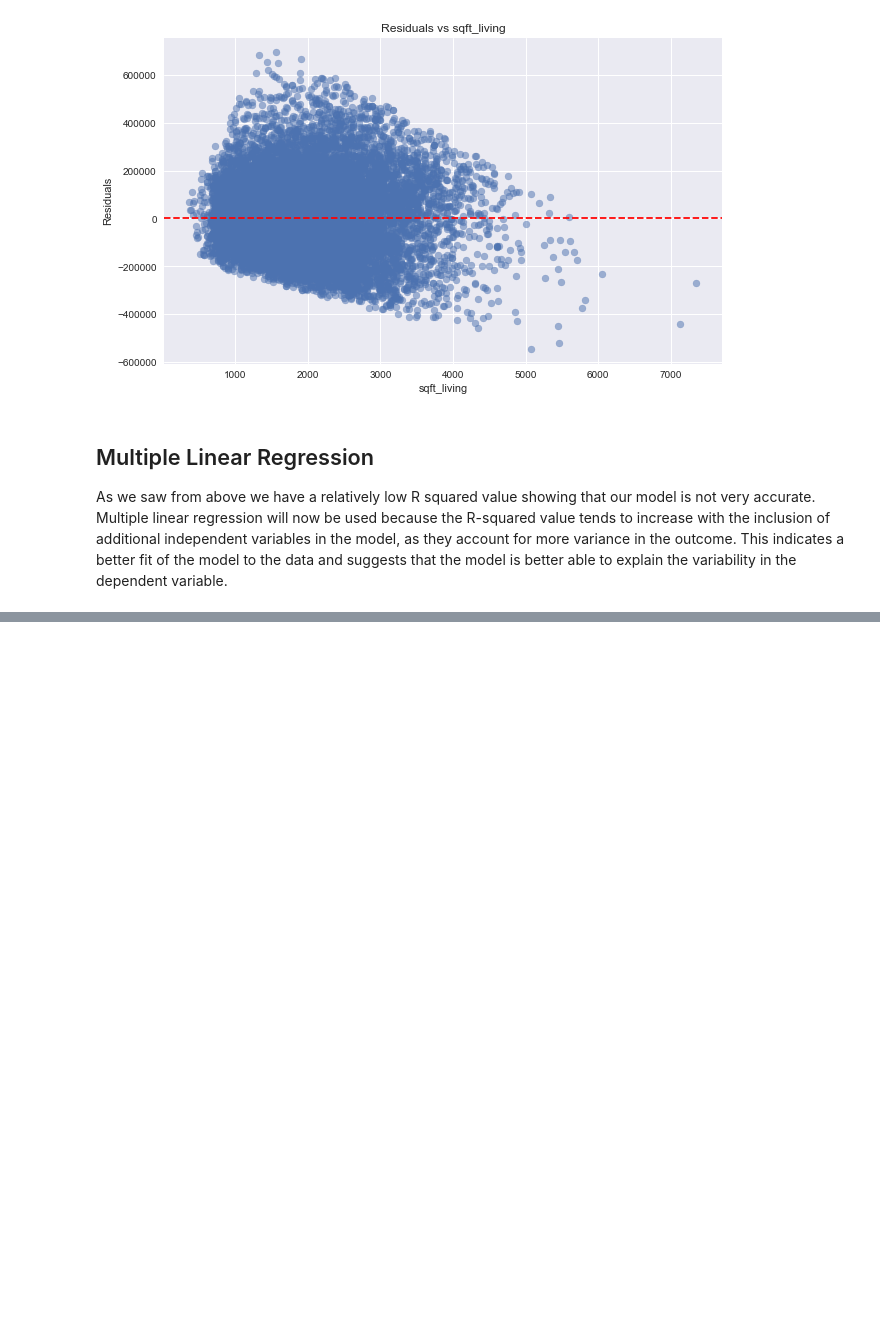
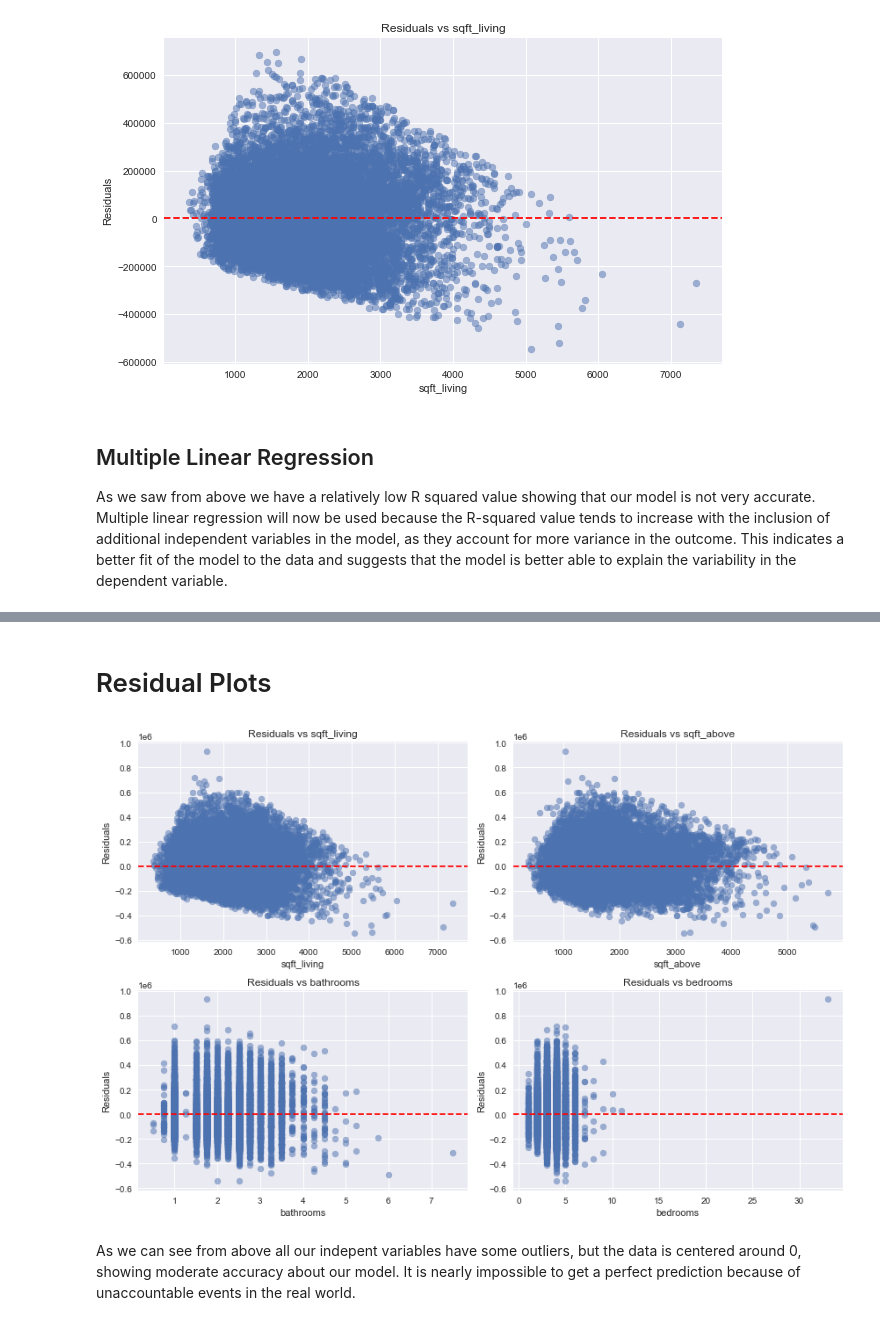
Before and after one commit to whareverr/dsc-phase-2-project-v2-3, a Jupyter notebook: student.ipynb, the cells around one changed output, grey strips where cells are left out. Cells and saved outputs as stored; diff of their text form; code cells hidden in the pictures; blank space fills up the shorter version.

Commit message:
Modigying models

```diff
--- a/student.ipynb
+++ b/student.ipynb
@@ -607,0 +644,12 @@ As we saw from above we have a relatively low R squared value showing that our m
+# %%
+
+X = df_dummies[['sqft_living', 'sqft_above', 'bathrooms', 'bedrooms']]
+
+X_ml1 = sm.add_constant(X)
+
+y_ml1 = df_dummies["price"]
+
+model_ml1 = sm.OLS(y_ml1, X_ml1).fit()
+
+# Print the summary of the model
+print(model_ml1.summary())
@@ -607,0 +690,27 @@ As we saw from above we have a relatively low R squared value showing that our m
+# %% [markdown]
+# Residual Plots
+# %%
+
+# Extract predicted values and residuals
+predicted_values = model_ml1.predict()
+residuals = model_ml1.resid
+
+# Create subplots for each independent variable
+fig, axs = plt.subplots(nrows=2, ncols=2, figsize=(12, 8))
+axs = axs.flatten()
+
+# Plot residuals against each independent variable
+for i, col in enumerate(['sqft_living', 'sqft_above', 'bathrooms', 'bedrooms']):
+    axs[i].scatter(df_dummies[col], residuals, alpha=0.5)
+    axs[i].axhline(y=0, color='red', linestyle='--')  # Add red line at y=0
+    axs[i].set_title(f'Residuals vs {col}')
+    axs[i].set_xlabel(col)
+    axs[i].set_ylabel('Residuals')
+    axs[i].grid(True)
+
+plt.tight_layout()
+plt.show()
+# %% [output]
+[figure, added]
+# %% [markdown]
+As we can see from above all our indepent variables have some outliers, but the data is centered around 0, showing moderate accuracy about our model. It is nearly impossible to get a perfect prediction because of unaccountable events in the real world.
```
Also changed, not shown: parts of 20 cells of this notebook.
